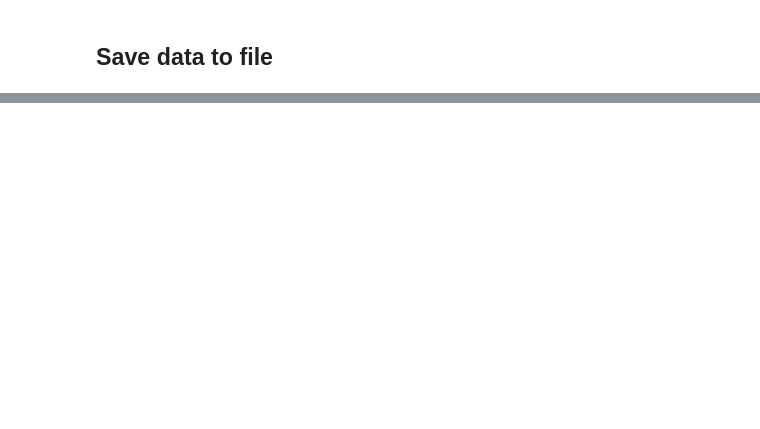
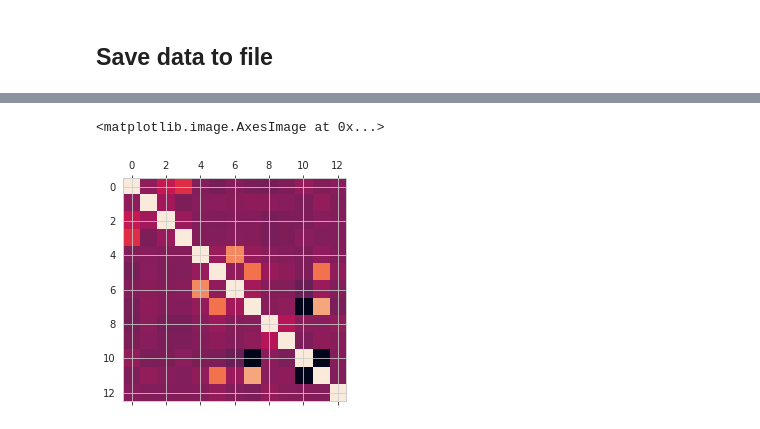
Before and after one commit to comp-strat/data_management, a Jupyter notebook: scripts/filter_datasets.ipynb, the cells around one changed output, grey strips where cells are left out. Cells and saved outputs as stored; diff of their text form; code cells hidden in the pictures; blank space fills up the shorter version.

```diff
--- a/scripts/filter_datasets.ipynb
+++ b/scripts/filter_datasets.ipynb
@@ -285,0 +525,20 @@ read_charterdf = charterdf.rename(
+# %%
+# Retain and reorder variables for stats team
+statsdf = chopendf[['inquiry', 'discipline', 'traditional', 'progressive',
+                    'readingscore', 'mathscore',
+                    'pocschool', 'pocsd', 'povertyschool', 'povertysd',
+                    'students', 'age', 'expulsions', 'titlei', 'ethnicisolated',
+                    'collegesd', 'popdensity', 'unemployment', 'foreignborn',
+                    'closerate', 'publicdensity', 'charterdensity']]
+
+# Clean up by dropping schools missing core variables
+statsdf = statsdf[statsdf["students"].notnull()]
+statsdf = statsdf[statsdf["povertyschool"].notnull()]
+statsdf = statsdf[statsdf["povertysd"].notnull()]
+statsdf = statsdf[statsdf["pocschool"].notnull()]
+statsdf = statsdf[statsdf["pocsd"].notnull()]
+statsdf = statsdf[statsdf["age"].notnull()]
+statsdf = statsdf[statsdf["inquiry"].notnull()]
+statsdf = statsdf[statsdf["discipline"].notnull()]
+
+check_df(statsdf, "students") # Check missing vars again
@@ -294,0 +613,15 @@ charterdf.to_csv(stats_storepath, index=False)
+# %%
+!pip install openpyxl
+import openpyxl
+
+# FOR VISUALIZATIONS
+import matplotlib, seaborn as sns
+import matplotlib.pyplot as plt
+
+# Visualization parameters
+% pylab inline
+% matplotlib inline
+matplotlib.style.use('ggplot')
+
+sns.set_style("whitegrid")
+sns.despine()
@@ -294,0 +638,7 @@ charterdf.to_csv(stats_storepath, index=False)
+# %%
+corrdf = statsdf[['inquiry', 'discipline', 'traditional', 'progressive',
+                    'readingscore', 'mathscore',
+                    'pocschool', 'pocsd', 'povertyschool', 'povertysd',
+                    'students', 'expulsions',
+                    'collegesd', 'unemployment',
+                    'publicdensity']]
@@ -294,0 +670,6 @@ charterdf.to_csv(stats_storepath, index=False)
+# %%
+corr = corrdf.corr(method='pearson')
+plt.matshow(corrdf.corr(method='pearson'))
+# %% [output]
+<matplotlib.image.AxesImage at 0x...>
+[figure, added]
```
Also changed, not shown: parts of 34 cells of this notebook, 4 other files.
